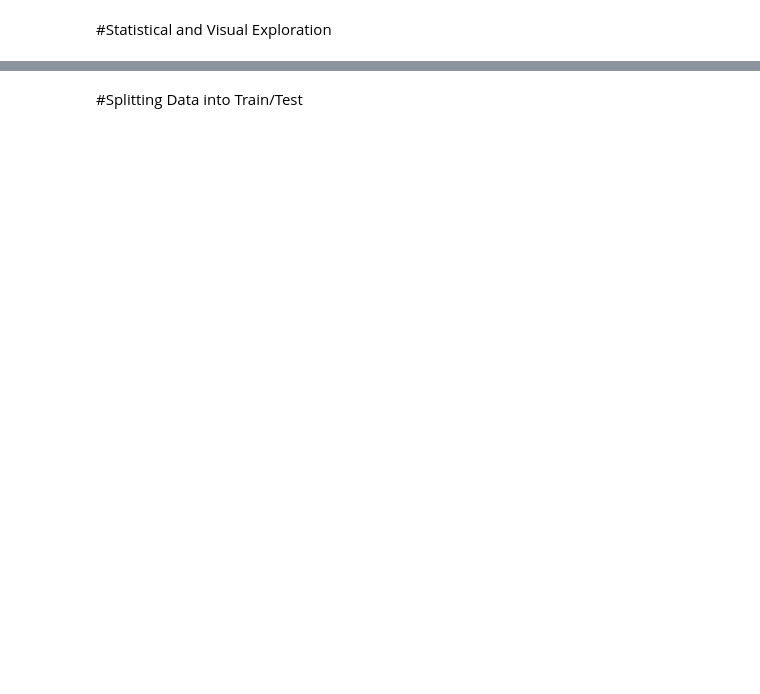
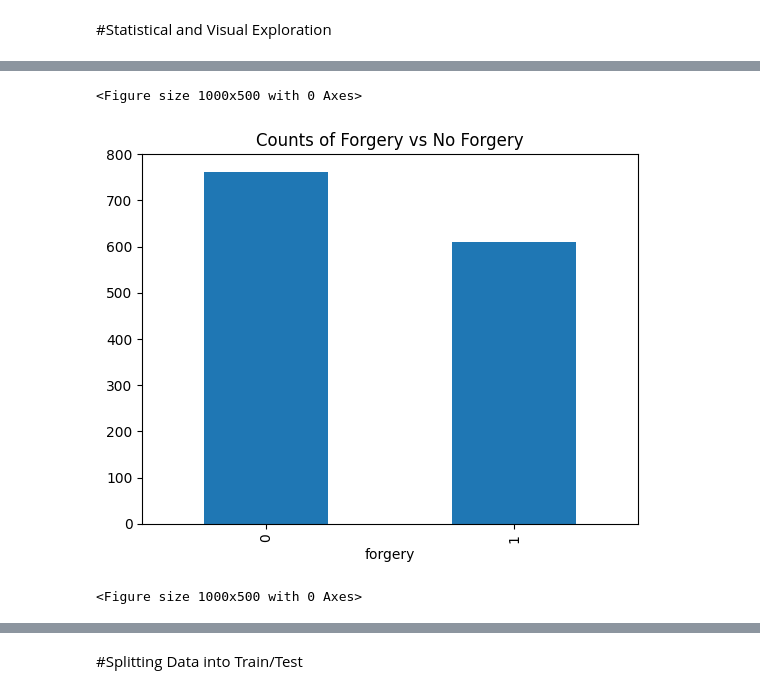
Before and after one commit to valenderval/MLA_JFV, a Jupyter notebook: MLA3_JFV.ipynb, the cells around one changed output, grey strips where cells are left out. Saved outputs shown, nothing was run; the diff lists cells and outputs as text; code cells hidden in the pictures; blank space fills up the shorter version.

```diff
--- a/MLA3_JFV.ipynb
+++ b/MLA3_JFV.ipynb
@@ -22,2 +68,4 @@ ROC_Curve Function
+# %%
+df = pd.read_csv('/content/gdrive/MyDrive/CS430/banknote_authentication.csv')
 # %% [markdown]
 #Statistical and Visual Exploration
@@ -23,0 +101,9 @@ ROC_Curve Function
+# %%
+forgery_count = df['forgery'].value_counts()
+forgery_count.plot(kind='bar')
+plt.title('Counts of Forgery vs No Forgery')
+plt.figure(figsize=(10, 5))
+# %% [output]
+<Figure size 1000x500 with 0 Axes>
+[figure, added]
+<Figure size 1000x500 with 0 Axes>
```
Also changed, not shown: parts of 30 cells of this notebook.
